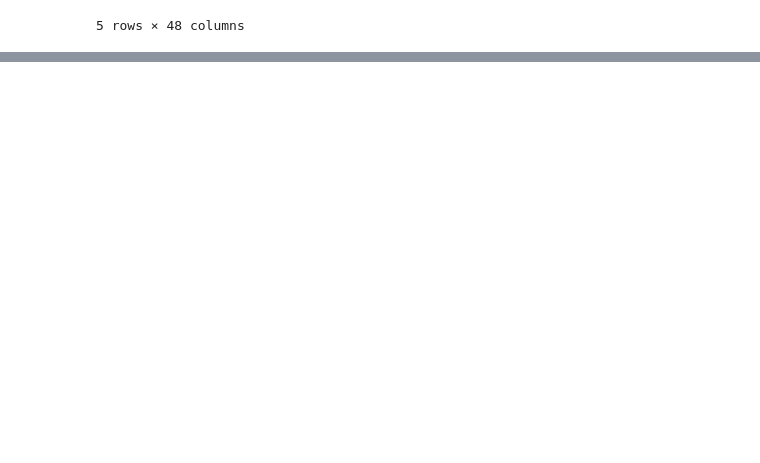
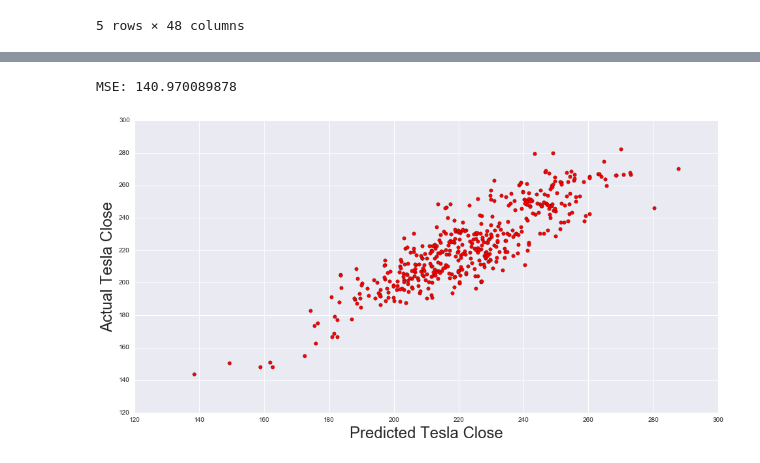
Before and after one commit to ktoomey86/The_Toom, a Jupyter notebook: Stocks- Capstone/Stock_final.ipynb, the cells around one changed output, grey strips where cells are left out. Saved outputs shown, nothing was run; the diff lists cells and outputs as text; code cells hidden in the pictures; blank space fills up the shorter version.

```diff
--- a/Stocks- Capstone/Stock_final.ipynb
+++ b/Stocks- Capstone/Stock_final.ipynb
@@ -60,0 +109,2 @@ SyntaxError: invalid syntax (<ipython-input-36-82a664fb6236>, line 2)
+# %%
+features= master.ix[0:,'GMdate':]
@@ -60,0 +115,2 @@ SyntaxError: invalid syntax (<ipython-input-36-82a664fb6236>, line 2)
+# %%
+features=features.drop(['Fdate','Ddate','TOdate','Sdate','SPdate','NQdate'], axis=1)
@@ -60,0 +123,16 @@ SyntaxError: invalid syntax (<ipython-input-36-82a664fb6236>, line 2)
+# %%
+features['GMdate']= features.GMdate.convert_objects()
+# %%
+lm = linear_model.LinearRegression()
+
+X = features.ix[:,'GMopen':]
+y = target
+
+model = lm.fit(X, y)
+predictions = lm.predict(X)
+
+plt.scatter(predictions, y, s=30, c='r', marker='o', zorder=10)
+plt.xlabel("Predicted Values from model")
+plt.ylabel("Actual Values Tesla Close")
+plt.show()
+print "MSE:", mean_squared_error(y, predictions)
@@ -60,0 +142,16 @@ SyntaxError: invalid syntax (<ipython-input-36-82a664fb6236>, line 2)
+# %%
+model = sm.OLS(y, X).fit()
+predictions = model.predict(X)
+
+plt.figure(figsize=(16,8))
+
+plt.scatter(predictions, y, s=30, c='r', marker='o')
+
+plt.xlabel("Predicted Tesla Close", fontsize=24)
+
+plt.ylabel("Actual Tesla Close", fontsize=24)
+
+print "MSE:", mean_squared_error(y, predictions)
+# %% [output]
+MSE: 140.970089878
+[figure, added]
```
Also changed, not shown: parts of 9 cells of this notebook.
